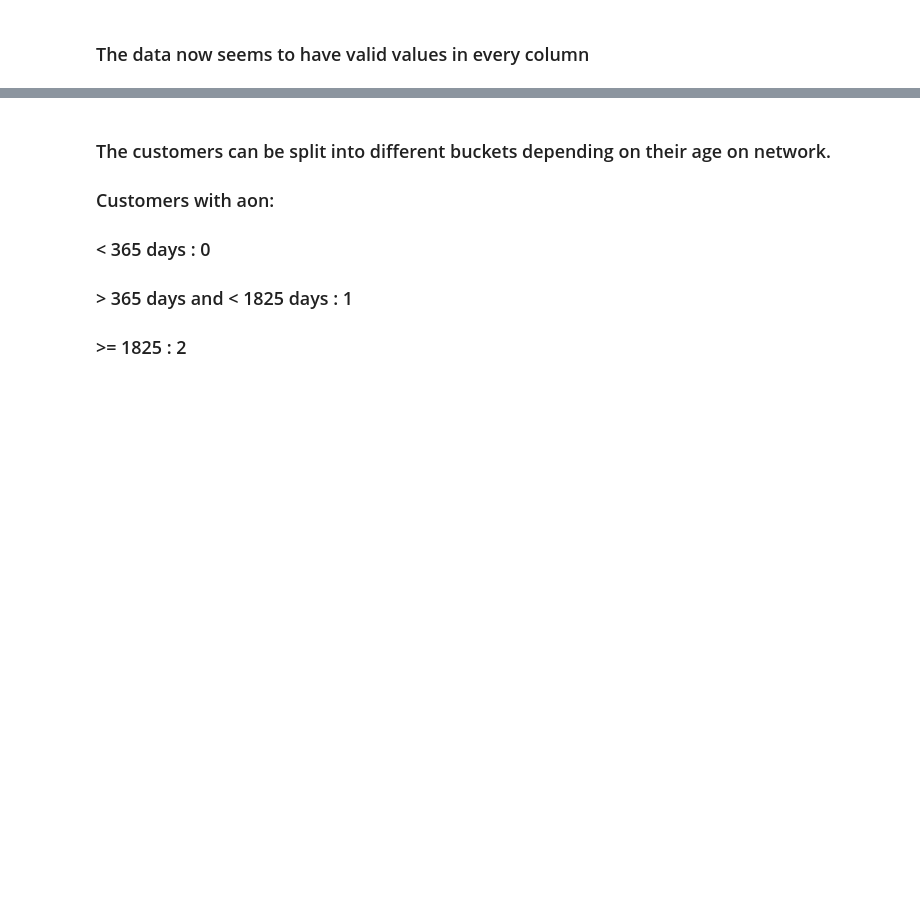
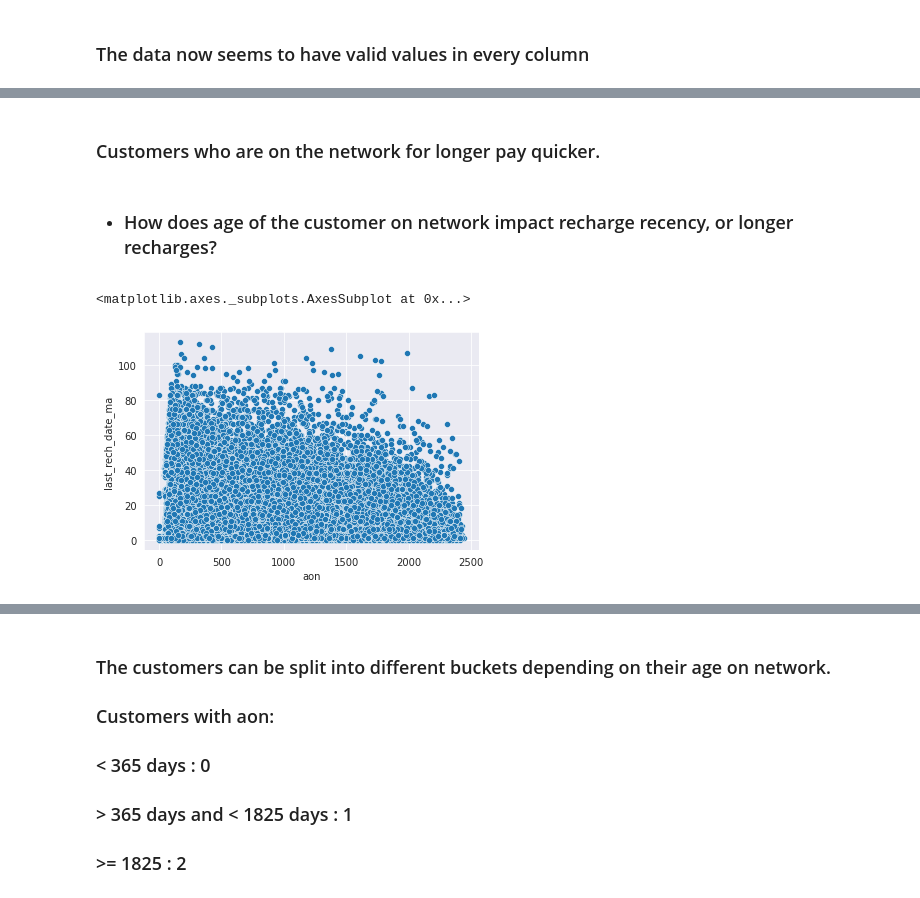
Before and after one commit to amolprabhu/Loan-EMI-Default-Payment-Prediction, a Jupyter notebook: Loan_EMI_Default_Payment_Prediction.ipynb, the cells around one changed output, grey strips where cells are left out. Cells and saved outputs as stored; diff of their text form; code cells hidden in the pictures; blank space fills up the shorter version.

```diff
--- a/Loan_EMI_Default_Payment_Prediction.ipynb
+++ b/Loan_EMI_Default_Payment_Prediction.ipynb
@@ -378,0 +453,10 @@ days_30.describe()
+# %% [markdown]
+### Customers who are on the network for longer pay quicker.
+# %% [markdown]
+* ### How does age of the customer on network impact recharge recency, or longer recharges?
+# %%
+# Understanding the relation between aon and last rech date ma
+sns.scatterplot(days_30['aon'], days_30['last_rech_date_ma'])
+# %% [output]
+<matplotlib.axes._subplots.AxesSubplot at 0x...>
+[figure, added]
```
Also changed, not shown: parts of 100 cells of this notebook.
